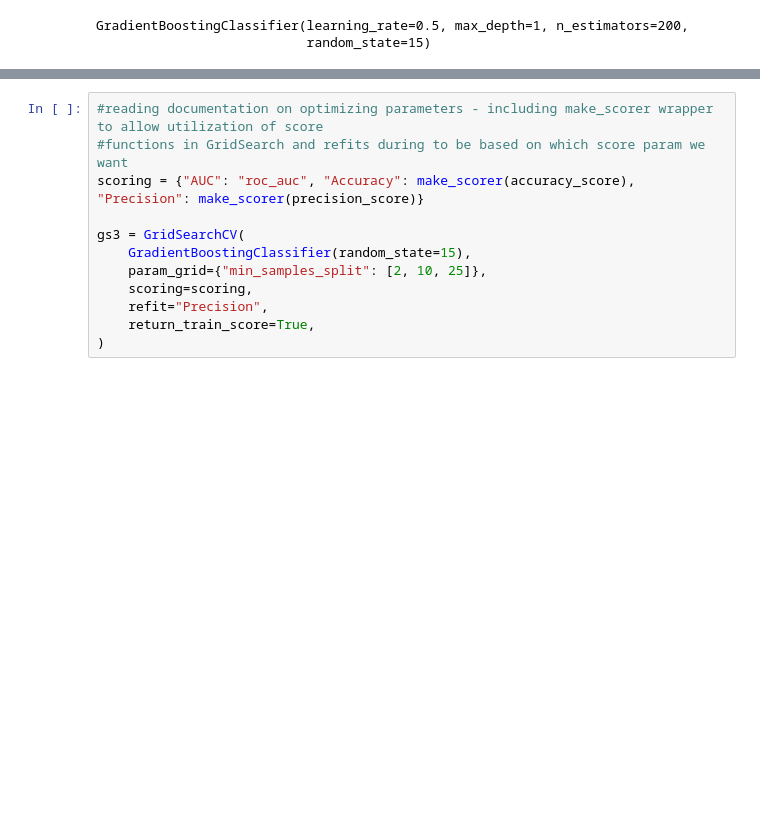
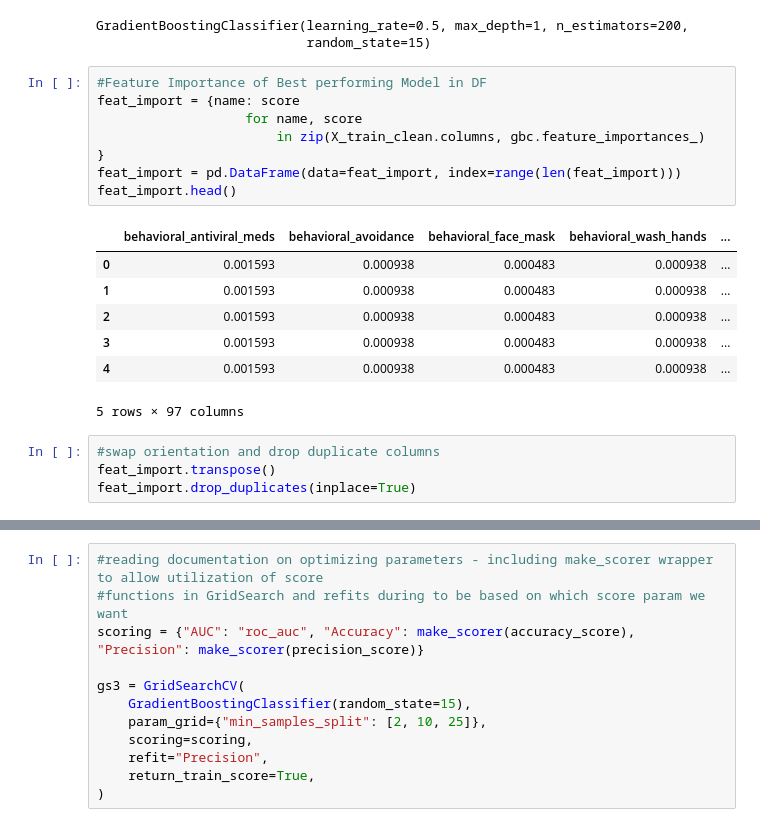
Before and after one commit to smashley-eakland/who-wants-shots, a Jupyter notebook: Seasonal Vaccine Modeling.ipynb, the cells around one changed output, grey strips where cells are left out. Saved outputs shown, nothing was run; the diff lists cells and outputs as text; blank space fills up the shorter version.

```diff
--- a/Seasonal Vaccine Modeling.ipynb
+++ b/Seasonal Vaccine Modeling.ipynb
@@ -809,3 +885,23 @@ gbc2.best_estimator_
 # %% [output]
 GradientBoostingClassifier(learning_rate=0.5, max_depth=1, n_estimators=200,
                            random_state=15)
+# %%
+#Feature Importance of Best performing Model in DF
+feat_import = {name: score
+                   for name, score
+                       in zip(X_train_clean.columns, gbc.feature_importances_)
+}
+feat_import = pd.DataFrame(data=feat_import, index=range(len(feat_import)))
+feat_import.head()
+# %% [output]
+|  | behavioral_antiviral_meds | behavioral_avoidance | behavioral_face_mask | behavioral_wash_hands | ... |
+| 0 | 0.001593 | 0.000938 | 0.000483 | 0.000938 | ... |
+| 1 | 0.001593 | 0.000938 | 0.000483 | 0.000938 | ... |
+| 2 | 0.001593 | 0.000938 | 0.000483 | 0.000938 | ... |
+| 3 | 0.001593 | 0.000938 | 0.000483 | 0.000938 | ... |
+| 4 | 0.001593 | 0.000938 | 0.000483 | 0.000938 | ... |
+5 rows × 97 columns
+# %%
+#swap orientation and drop duplicate columns
+feat_import.transpose()
+feat_import.drop_duplicates(inplace=True)
```
Also changed, not shown: parts of 16 cells of this notebook, 39 other files.
